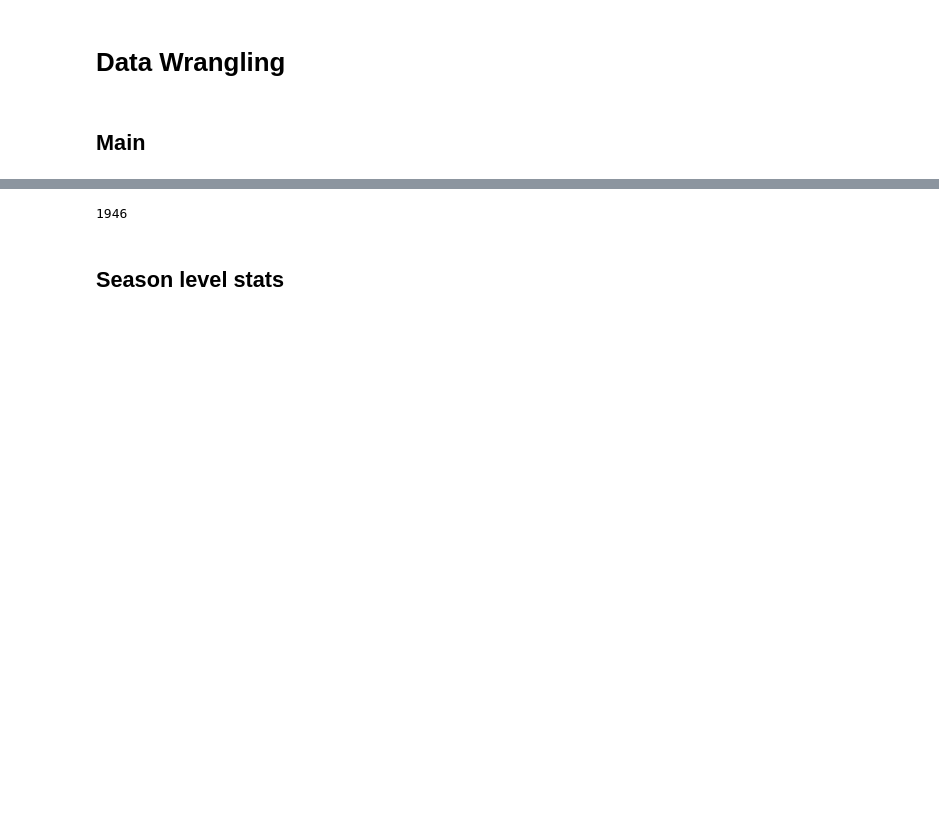
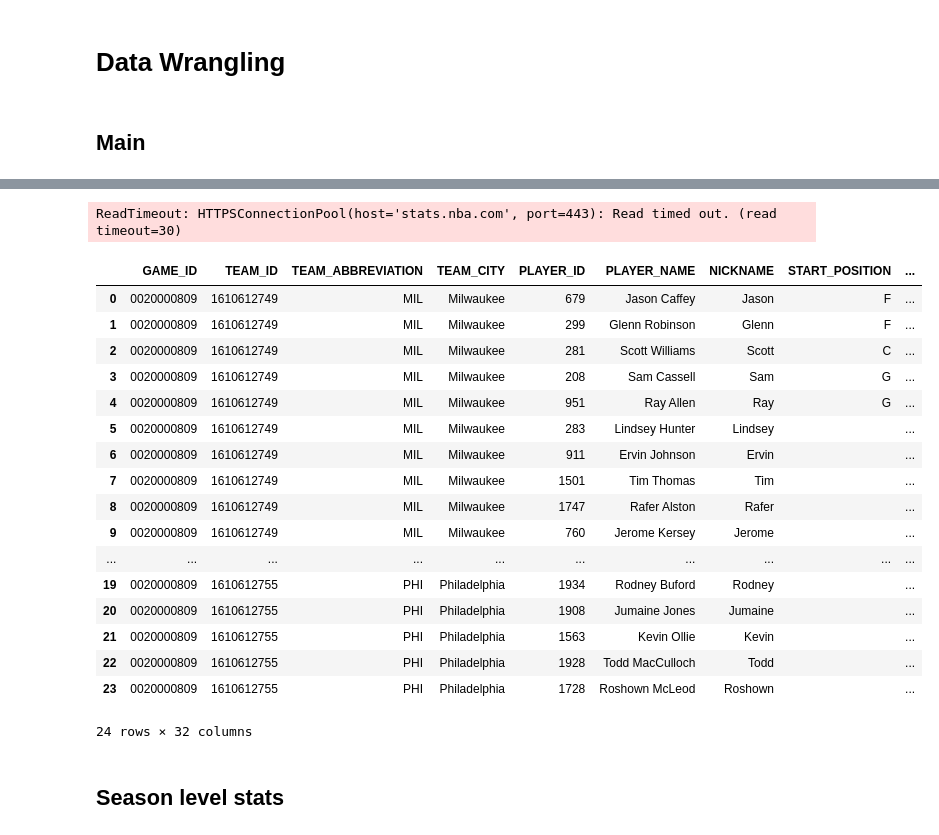
Before and after one commit to brownbrandon272/basketball, a Jupyter notebook: scripts/nba_api_testing.ipynb, the cells around one changed output, grey strips where cells are left out. Saved outputs shown, nothing was run; the diff lists cells and outputs as text; code cells hidden in the pictures; blank space fills up the shorter version.

```diff
--- a/scripts/nba_api_testing.ipynb
+++ b/scripts/nba_api_testing.ipynb
@@ -281,10 +281,35 @@ def retry_api_call(api_call, max_retries=MAX_RETRIES):
 | 3 | 1610612740 | New Orleans Pelicans | NOP | Pelicans | New Orleans | Louisiana | 2002 |
 | 4 | 1610612741 | Chicago Bulls | CHI | Bulls | Chicago | Illinois | 1966 |
 (30, 7)
-# %%
-print(FIRST_SEASON)
-# %% [output]
-1946
+# %%
+df = scoreboardv2.ScoreboardV2(game_date='1946-11-02').game_header.get_data_frame()
+
+df['GAME_DATE_EST'].astype('datetime64[ns]')
+# df['GAME_DATE_EST'] =
+# %% [output]
+ReadTimeout: HTTPSConnectionPool(host='stats.nba.com', port=443): Read timed out. (read timeout=30)
+# %%
+# boxscoretraditionalv2.BoxScoreTraditionalV2(game_id='0024600001').player_stats.get_data_frame()
+boxscoreadvancedv2.BoxScoreAdvancedV2(game_id='0020000809').player_stats.get_data_frame()
+# %% [output]
+|  | GAME_ID | TEAM_ID | TEAM_ABBREVIATION | TEAM_CITY | PLAYER_ID | PLAYER_NAME | NICKNAME | START_POSITION | ... |
+| 0 | 0020000809 | 1610612749 | MIL | Milwaukee | 679 | Jason Caffey | Jason | F | ... |
+| 1 | 0020000809 | 1610612749 | MIL | Milwaukee | 299 | Glenn Robinson | Glenn | F | ... |
+| 2 | 0020000809 | 1610612749 | MIL | Milwaukee | 281 | Scott Williams | Scott | C | ... |
+| 3 | 0020000809 | 1610612749 | MIL | Milwaukee | 208 | Sam Cassell | Sam | G | ... |
+| 4 | 0020000809 | 1610612749 | MIL | Milwaukee | 951 | Ray Allen | Ray | G | ... |
+| 5 | 0020000809 | 1610612749 | MIL | Milwaukee | 283 | Lindsey Hunter | Lindsey |  | ... |
+| 6 | 0020000809 | 1610612749 | MIL | Milwaukee | 911 | Ervin Johnson | Ervin |  | ... |
+| 7 | 0020000809 | 1610612749 | MIL | Milwaukee | 1501 | Tim Thomas | Tim |  | ... |
+| 8 | 0020000809 | 1610612749 | MIL | Milwaukee | 1747 | Rafer Alston | Rafer |  | ... |
+| 9 | 0020000809 | 1610612749 | MIL | Milwaukee | 760 | Jerome Kersey | Jerome |  | ... |
+| ... | ... | ... | ... | ... | ... | ... | ... | ... | ... |
+| 19 | 0020000809 | 1610612755 | PHI | Philadelphia | 1934 | Rodney Buford | Rodney |  | ... |
+| 20 | 0020000809 | 1610612755 | PHI | Philadelphia | 1908 | Jumaine Jones | Jumaine |  | ... |
+| 21 | 0020000809 | 1610612755 | PHI | Philadelphia | 1563 | Kevin Ollie | Kevin |  | ... |
+| 22 | 0020000809 | 1610612755 | PHI | Philadelphia | 1928 | Todd MacCulloch | Todd |  | ... |
+| 23 | 0020000809 | 1610612755 | PHI | Philadelphia | 1728 | Roshown McLeod | Roshown |  | ... |
+24 rows × 32 columns
 # %% [markdown]
 ## Season level stats
 # %%
```
Also changed, not shown: parts of 1 cell of this notebook, 4 other files.
